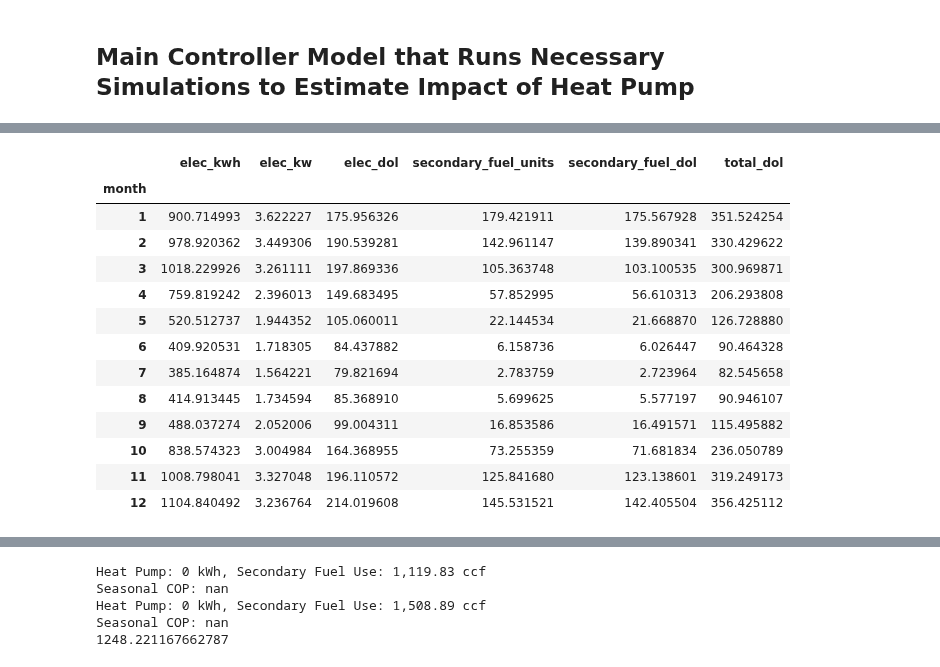
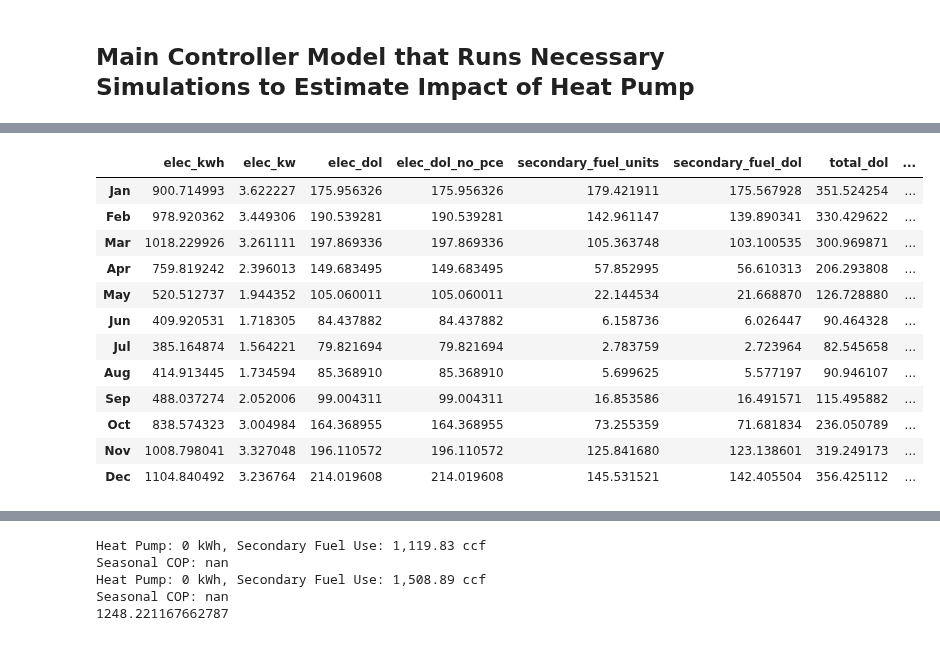
Before and after one commit to alanmitchell/heat-pump-study, a Jupyter notebook: general/calc_model_dev.ipynb, the cells around one changed output, grey strips where cells are left out. Drawn from its saved outputs; the diff is of its cells as text; code cells hidden in the pictures.

Commit message:
Changed to Month Label Index.

```diff
--- a/general/calc_model_dev.ipynb
+++ b/general/calc_model_dev.ipynb
@@ -391,6 +391,9 @@ class HomeEnergyModel(object):
         # Total lbs of CO2 per month, counting electricity and fuel
         dfm['co2_lbs'] = dfm.total_kwh * s.co2_lbs_per_kwh + dfm.secondary_fuel_mmbtu * fuel.co2
 
+        # Change index to Month labels
+        s.df_monthly.index = ['Jan', 'Feb', 'Mar', 'Apr', 'May', 'Jun', 'Jul', 'Aug', 'Sep', 'Oct', 'Nov', 'Dec']
+
         s.ser_annual = s.df_monthly.sum().drop(['cop'])
         # Add the seasonal COP to the annual results
         tot = s.ser_annual
@@ -746,20 +746,19 @@ UA True Up: 1.12
 # %%
-mc.df_mo_dol_hp_no_pce
+mc.df_mo_dol_hp
 # %% [output]
-|  | elec_kwh | elec_kw | elec_dol | secondary_fuel_units | secondary_fuel_dol | total_dol |
-| month |  |  |  |  |  |  |
-| 1 | 900.714993 | 3.622227 | 175.956326 | 179.421911 | 175.567928 | 351.524254 |
-| 2 | 978.920362 | 3.449306 | 190.539281 | 142.961147 | 139.890341 | 330.429622 |
-| 3 | 1018.229926 | 3.261111 | 197.869336 | 105.363748 | 103.100535 | 300.969871 |
-| 4 | 759.819242 | 2.396013 | 149.683495 | 57.852995 | 56.610313 | 206.293808 |
-| 5 | 520.512737 | 1.944352 | 105.060011 | 22.144534 | 21.668870 | 126.728880 |
-| 6 | 409.920531 | 1.718305 | 84.437882 | 6.158736 | 6.026447 | 90.464328 |
-| 7 | 385.164874 | 1.564221 | 79.821694 | 2.783759 | 2.723964 | 82.545658 |
-| 8 | 414.913445 | 1.734594 | 85.368910 | 5.699625 | 5.577197 | 90.946107 |
-| 9 | 488.037274 | 2.052006 | 99.004311 | 16.853586 | 16.491571 | 115.495882 |
-| 10 | 838.574323 | 3.004984 | 164.368955 | 73.255359 | 71.681834 | 236.050789 |
-| 11 | 1008.798041 | 3.327048 | 196.110572 | 125.841680 | 123.138601 | 319.249173 |
-| 12 | 1104.840492 | 3.236764 | 214.019608 | 145.531521 | 142.405504 | 356.425112 |
+|  | elec_kwh | elec_kw | elec_dol | elec_dol_no_pce | secondary_fuel_units | secondary_fuel_dol | total_dol | ... |
+| Jan | 900.714993 | 3.622227 | 175.956326 | 175.956326 | 179.421911 | 175.567928 | 351.524254 | ... |
+| Feb | 978.920362 | 3.449306 | 190.539281 | 190.539281 | 142.961147 | 139.890341 | 330.429622 | ... |
+| Mar | 1018.229926 | 3.261111 | 197.869336 | 197.869336 | 105.363748 | 103.100535 | 300.969871 | ... |
+| Apr | 759.819242 | 2.396013 | 149.683495 | 149.683495 | 57.852995 | 56.610313 | 206.293808 | ... |
+| May | 520.512737 | 1.944352 | 105.060011 | 105.060011 | 22.144534 | 21.668870 | 126.728880 | ... |
+| Jun | 409.920531 | 1.718305 | 84.437882 | 84.437882 | 6.158736 | 6.026447 | 90.464328 | ... |
+| Jul | 385.164874 | 1.564221 | 79.821694 | 79.821694 | 2.783759 | 2.723964 | 82.545658 | ... |
+| Aug | 414.913445 | 1.734594 | 85.368910 | 85.368910 | 5.699625 | 5.577197 | 90.946107 | ... |
+| Sep | 488.037274 | 2.052006 | 99.004311 | 99.004311 | 16.853586 | 16.491571 | 115.495882 | ... |
+| Oct | 838.574323 | 3.004984 | 164.368955 | 164.368955 | 73.255359 | 71.681834 | 236.050789 | ... |
+| Nov | 1008.798041 | 3.327048 | 196.110572 | 196.110572 | 125.841680 | 123.138601 | 319.249173 | ... |
+| Dec | 1104.840492 | 3.236764 | 214.019608 | 214.019608 | 145.531521 | 142.405504 | 356.425112 | ... |
 # %%
 mc.df_mo_en_base
 # %% [output]
```
Also changed, not shown: parts of 4 cells of this notebook.
